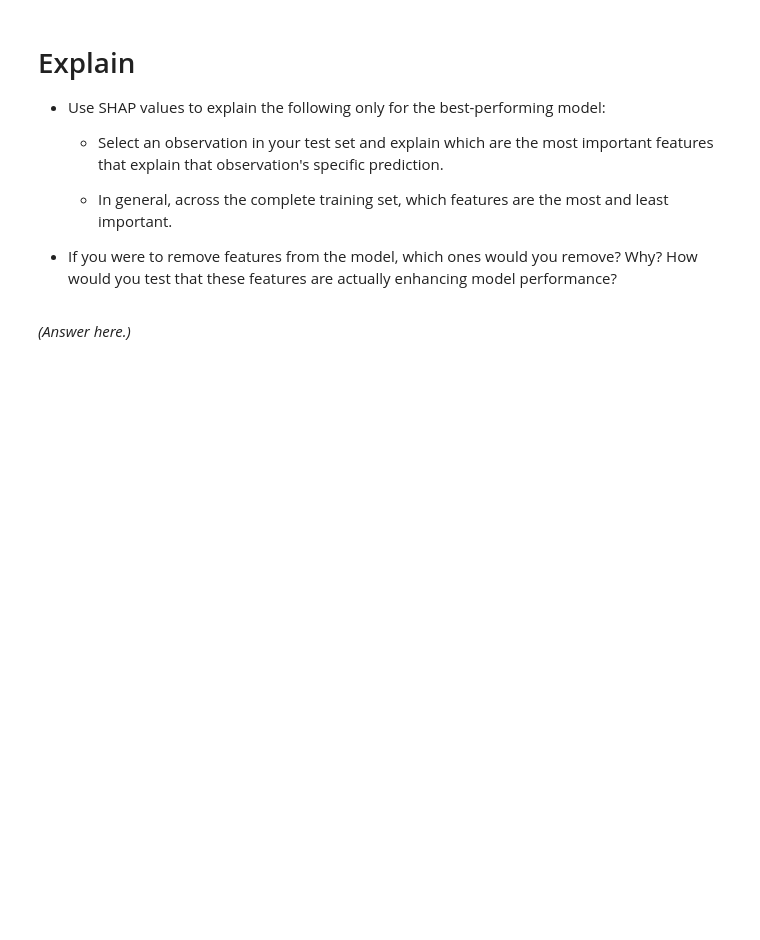
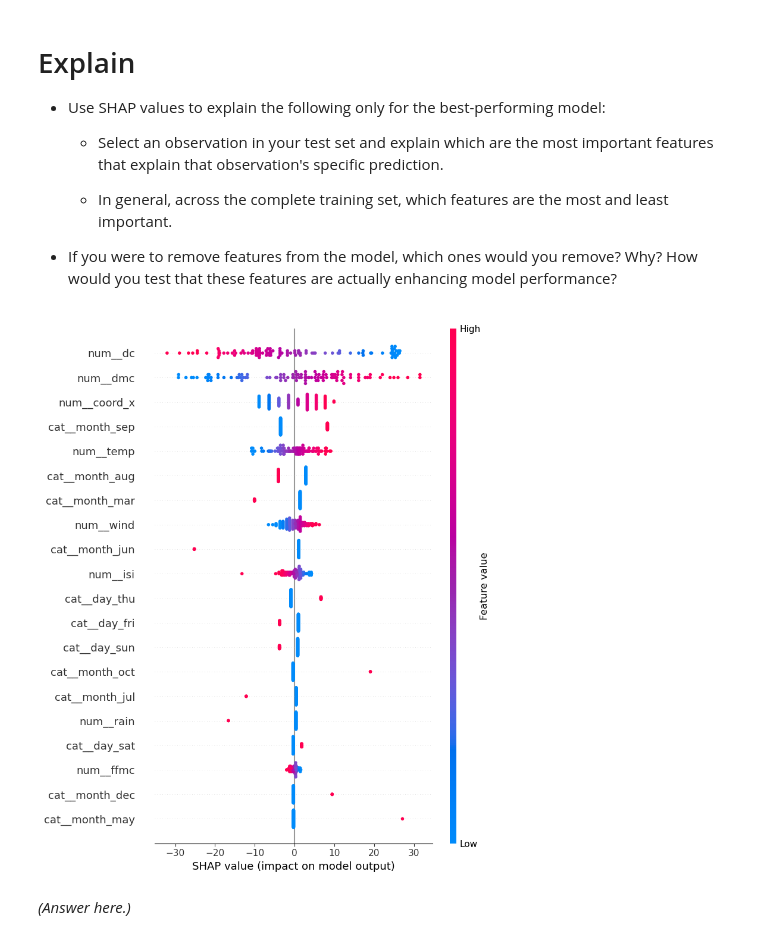
Before and after one commit to huixincai/scaling_to_production, a Jupyter notebook: 02_activities/assignments/assignment_3.ipynb, the cells around one changed output. Drawn from its saved outputs; the diff is of its cells as text; code cells hidden in the pictures; blank space fills up the shorter version.

```diff
--- a/02_activities/assignments/assignment_3.ipynb
+++ b/02_activities/assignments/assignment_3.ipynb
@@ -118,3 +108,18 @@ categorical_features = ['month', 'day']
+# %%
+from sklearn.model_selection import train_test_split
+
+# Separate features (X) and target (y)
+X = fires_dt.drop(columns='area')
+y = fires_dt['area']
+
+# Convert all columns to the appropriate data types
+numeric_features = ['coord_x', 'coord_y', 'ffmc', 'dmc', 'dc', 'isi', 'temp', 'rh', 'wind', 'rain']
+categorical_features = ['month', 'day']
+X[numeric_features] = X[numeric_features].apply(pd.to_numeric)
+y = pd.to_numeric(y)
+
+# Split the data into training and testing sets
+X_train, X_test, y_train, y_test = train_test_split(X, y, test_size=0.2, random_state=42)
 # %% [markdown]
 # Preprocessing
 
@@ -258,3 +296,17 @@ ValueError: Found unknown categories ['nov'] in column 0 during transform
 # Export
 
 + Save the best performing model to a pickle file.
+# %%
+import joblib
+import os
+
+best_pipeline = eval(f'grid_search_{best_model_name[-1].lower()}')
+
+# Fit the best pipeline on the full training data
+best_pipeline.fit(X_train, y_train)
+
+# Export the model
+output_dir = '../../05_src/data/fires/'
+os.makedirs(output_dir, exist_ok=True)
+joblib.dump(best_pipeline, os.path.join(output_dir, 'best_model.pkl'))
+print(f'Best model saved to {output_dir}best_model.pkl')
@@ -268,6 +322,24 @@ ValueError: Found unknown categories ['nov'] in column 0 during transform
     - In general, across the complete training set, which features are the most and least important.
 
 + If you were to remove features from the model, which ones would you remove? Why? How would you test that these features are actually enhancing model performance?
+# %%
+# Load the best model
+best_pipeline = joblib.load(os.path.join(output_dir, 'best_model.pkl'))
+
+# Extract the preprocessing and regressor steps from the best pipeline
+best_estimator = best_pipeline.best_estimator_
+
+# Transform the test set
+X_test_transformed = best_estimator['preprocessing'].transform(X_test)
+
+# Create a SHAP explainer
+explainer = shap.Explainer(best_estimator['regressor'], X_test_transformed)
+shap_values = explainer(X_test_transformed)
+
+# Plot SHAP summary
+shap.summary_plot(shap_values, X_test_transformed, feature_names=best_estimator['preprocessing'].get_feature_names_out())
+# %% [output]
+[figure, added]
 # %% [markdown]
 *(Answer here.)*
 # %% [markdown]
```
Also changed, not shown: parts of 14 cells of this notebook.
